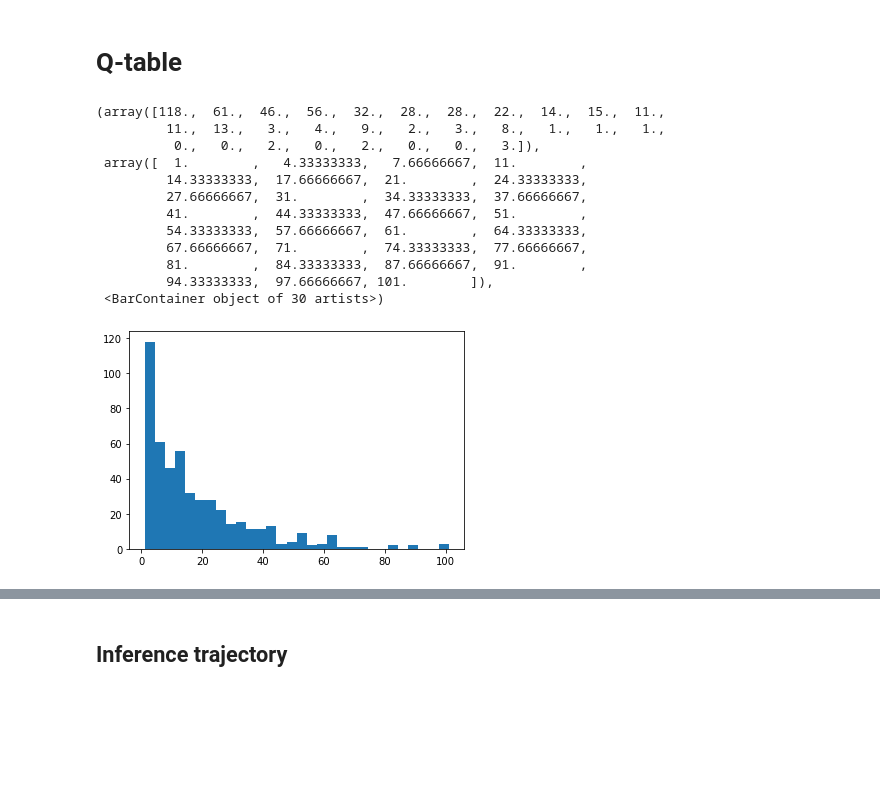
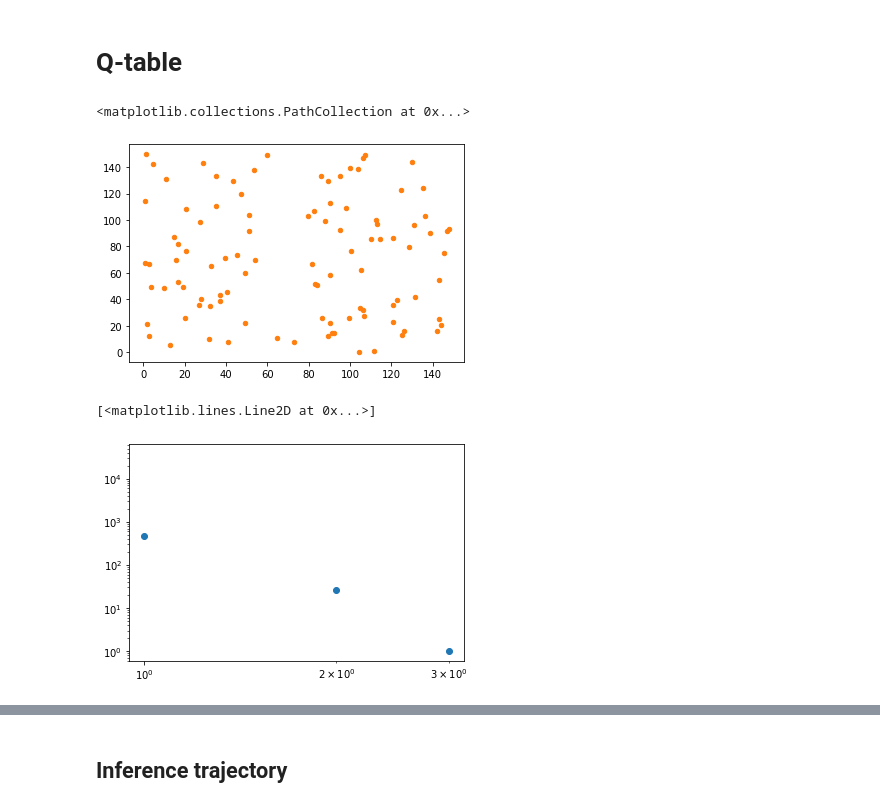
Before and after one commit to gorkamunoz/rl_opts, a Jupyter notebook: nbs/single_RL_walker.ipynb, the cells around one changed output, grey strips where cells are left out. Drawn from its saved outputs; the diff is of its cells as text; code cells hidden in the pictures; blank space fills up the shorter version.

```diff
--- a/nbs/single_RL_walker.ipynb
+++ b/nbs/single_RL_walker.ipynb
@@ -38,20 +38,13 @@ class target_env():
         self.agent_pos = torch.rand(2)*self.L
         self.previous_pos = self.agent_pos.clone()
 
-    def update_pos(self, action):
-
-        # If the agent changes direction
-        if action == 1:
-            self.current_direction = torch.rand(1)*2*np.pi
-            self.agent_state = 0
-
-        self.agent_state += 1
+    def update_pos(self, direction):
 
         # Save previous position to check if crossing happened
         self.previous_pos = self.agent_pos.clone()
 
-        self.agent_pos[0] = self.agent_pos[0] + self.agent_step*np.cos(self.current_direction)
-        self.agent_pos[1] = self.agent_pos[1] + self.agent_step*np.sin(self.current_direction)
+        self.agent_pos[0] = self.agent_pos[0] + self.agent_step*np.cos(direction)
+        self.agent_pos[1] = self.agent_pos[1] + self.agent_step*np.sin(direction)
 
         self.check_bc()
 
@@ -170,18 +192,25 @@ egreedy_min = 0.1
 time_bins = min(time_ep, 1000)
 state_space = np.linspace(0, time_ep, time_bins)
 # %%
-agent = Qtable_constraints(state_space = time_bins,
+qtable = Qtable_constraints(state_space = time_bins,
                            action_space = 2,
                            alpha = 0.8,
                            gamma = 0.95,
                            egreedy= egreedy)
 
+agent = step_by_step_agent(policy = qtable,
+                           state_space = state_space)
+
 Nt = 1000
-N = 10000; T = int(1e4)
-L = 450
-at = 0.5
+L = 150
+at = 5
+Nt = 100
 
-env = target_env(Nt = 50, L = 100, boundary_condition = 'periodic', at = 0.1)
+env = target_env(Nt = Nt, L = L, boundary_condition = 'periodic', at = at)
+plt.scatter(env.target_positions[:, 0], env.target_positions[:, 1], c = 'C1', marker='.', s = np.pi*env.at**2)
+# %% [output]
+<matplotlib.collections.PathCollection at 0x...>
+[figure, added]
 # %%
 rewards = torch.zeros(episodes, time_ep)
 steps = []
@@ -226,19 +259,10 @@ for e in tqdm(range(episodes)):
 
     steps.append(step_length)
-# %%
-plt.hist(step_r, bins = 30)
-# %% [output]
-(array([118.,  61.,  46.,  56.,  32.,  28.,  28.,  22.,  14.,  15.,  11.,
-         11.,  13.,   3.,   4.,   9.,   2.,   3.,   8.,   1.,   1.,   1.,
-          0.,   0.,   2.,   0.,   2.,   0.,   0.,   3.]),
- array([  1.        ,   4.33333333,   7.66666667,  11.        ,
-         14.33333333,  17.66666667,  21.        ,  24.33333333,
-         27.66666667,  31.        ,  34.33333333,  37.66666667,
-         41.        ,  44.33333333,  47.66666667,  51.        ,
-         54.33333333,  57.66666667,  61.        ,  64.33333333,
-         67.66666667,  71.        ,  74.33333333,  77.66666667,
-         81.        ,  84.33333333,  87.66666667,  91.        ,
-         94.33333333,  97.66666667, 101.        ]),
- <BarContainer object of 30 artists>)
-[figure, removed]
+# %%
+un, c = np.unique(step_r, return_counts = True)
+plt.loglog(un, c, 'o')
+# plt.hist(step_r, bins = 100)
+# %% [output]
+[<matplotlib.lines.Line2D at 0x...>]
+[figure, added]
 # %%
```
Also changed, not shown: parts of 12 cells of this notebook, 2 other files.
